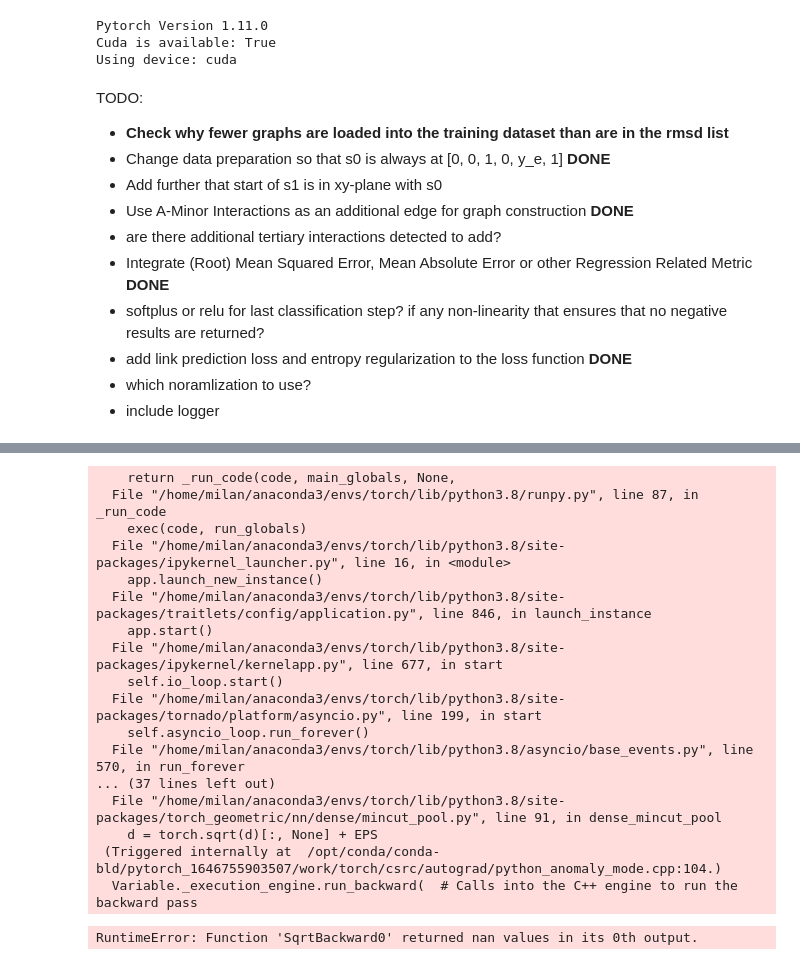
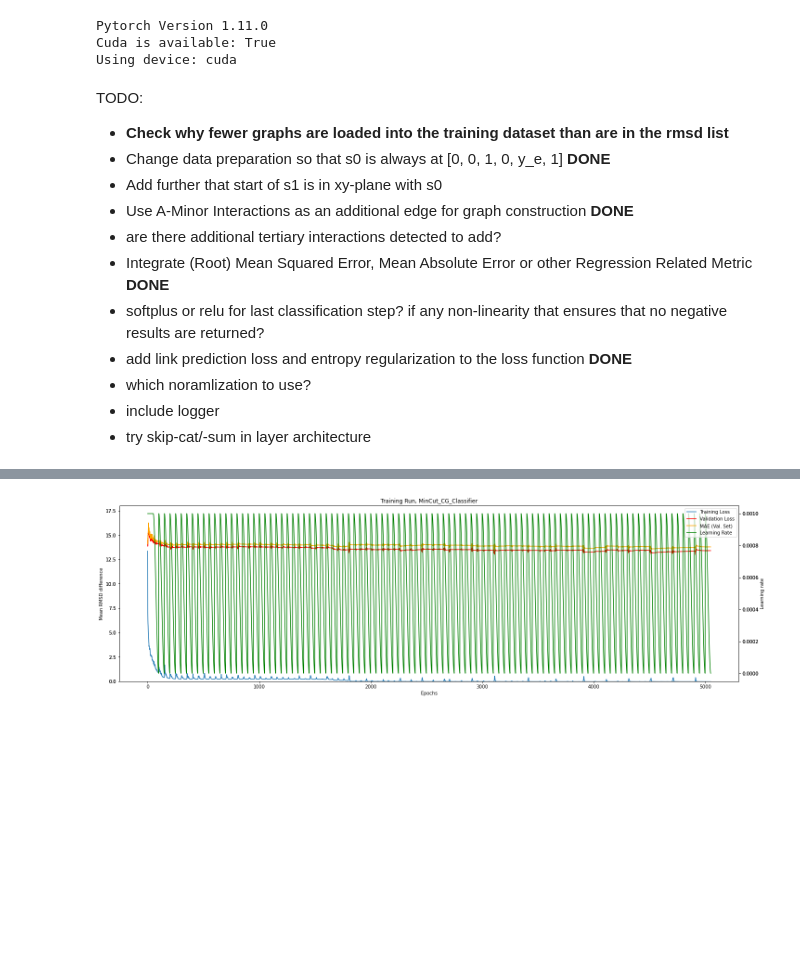
Before and after one commit to milang9/3d_classifier, a Jupyter notebook: 3d_classifier_PyG_pool.ipynb, the cells around one changed output, grey strips where cells are left out. Saved outputs shown, nothing was run; the diff lists cells and outputs as text; code cells hidden in the pictures; blank space fills up the shorter version.

```diff
--- a/3d_classifier_PyG_pool.ipynb
+++ b/3d_classifier_PyG_pool.ipynb
@@ -68,6 +68,7 @@ TODO:
 *  add link prediction loss and entropy regularization to the loss function **DONE**
 *  which noramlization to use?
 *  include logger
+*  try skip-cat/-sum in layer architecture
 # %%
 #Training
 model = MinCut_CG_Classifier(training_dataset.num_node_features)
@@ -76,17 +77,17 @@ parent_dir = "run_data/"
 
 
 #epoch_losses, val_losses, mae_losses, learning_rates, epoch_add_losses =
-with th.autograd.detect_anomaly():
-    pool_train_loop(
+#with th.autograd.detect_anomaly():
+pool_train_loop(
     model=model,
     train_dataset=training_dataset,
     val_dataset=val_dataset,
     model_dir=parent_dir,
     device=device,
     b_size=64,
-    lr=8e-4,
+    lr=1e-3,
     epochs=5_000,
-    sched_T0=0,
+    sched_T0=50,
     vectorize=vectorize,
     k=k,
     burn_in=50)
@@ -111,21 +112,4 @@ Epoch 3745: Training loss 0.6684; Validation loss 12.8962, MAE: 13.5476; lr: 0.0
-    return _run_code(code, main_globals, None,
-  File "/home/milan/anaconda3/envs/torch/lib/python3.8/runpy.py", line 87, in _run_code
-    exec(code, run_globals)
-  File "/home/milan/anaconda3/envs/torch/lib/python3.8/site-packages/ipykernel_launcher.py", line 16, in <module>
-    app.launch_new_instance()
-  File "/home/milan/anaconda3/envs/torch/lib/python3.8/site-packages/traitlets/config/application.py", line 846, in launch_instance
-    app.start()
-  File "/home/milan/anaconda3/envs/torch/lib/python3.8/site-packages/ipykernel/kernelapp.py", line 677, in start
-    self.io_loop.start()
-  File "/home/milan/anaconda3/envs/torch/lib/python3.8/site-packages/tornado/platform/asyncio.py", line 199, in start
-    self.asyncio_loop.run_forever()
-  File "/home/milan/anaconda3/envs/torch/lib/python3.8/asyncio/base_events.py", line 570, in run_forever
-... (37 lines left out)
-  File "/home/milan/anaconda3/envs/torch/lib/python3.8/site-packages/torch_geometric/nn/dense/mincut_pool.py", line 91, in dense_mincut_pool
-    d = torch.sqrt(d)[:, None] + EPS
- (Triggered internally at  /opt/conda/conda-bld/pytorch_1646755903507/work/torch/csrc/autograd/python_anomaly_mode.cpp:104.)
-  Variable._execution_engine.run_backward(  # Calls into the C++ engine to run the backward pass
-RuntimeError: Function 'SqrtBackward0' returned nan values in its 0th output.
+[figure, added]
 # %%
 #get training run data
 
```
Also changed, not shown: parts of 6 cells of this notebook, 7 other files.
